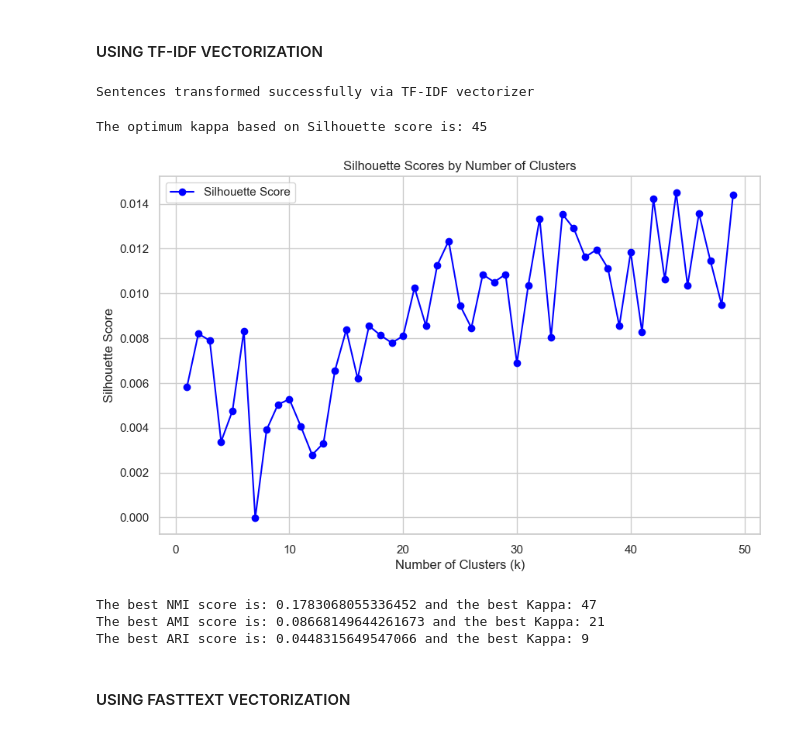
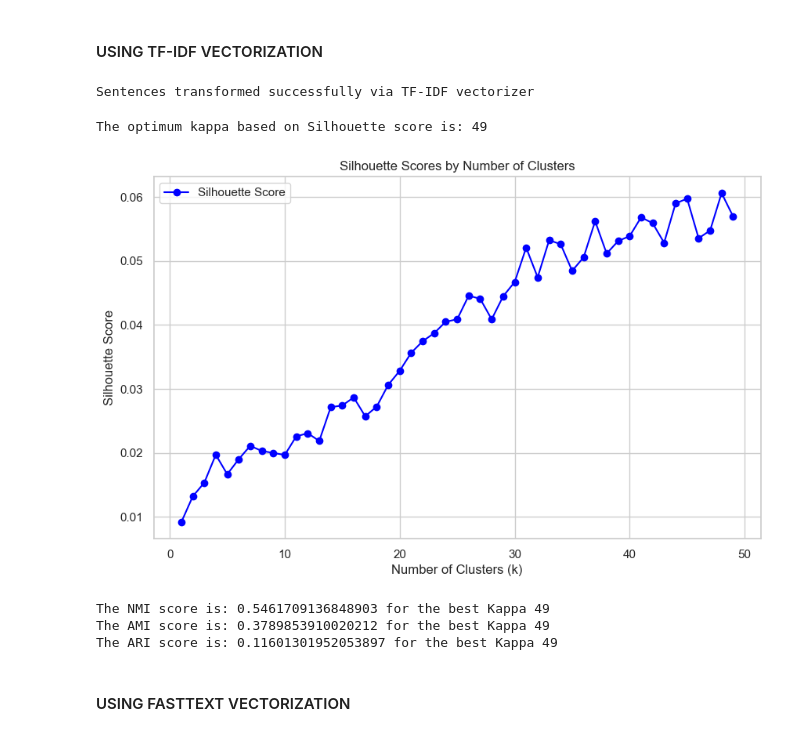
Before and after one commit to Rafimc13/LLM_Research_Topic_Modelling, a Jupyter notebook: Clustering_Techniques.ipynb, the cells around one changed output. Cells and saved outputs as stored; diff of their text form; code cells hidden in the pictures.

Commit message:
feat:add final logic for benchmarking the clustering algorithms

```diff
--- a/Clustering_Techniques.ipynb
+++ b/Clustering_Techniques.ipynb
@@ -22,0 +21,14 @@ The total labels are: ['positive' 'negative']
+# %%
+from utils.plot_words_distribution import plot_distribution_of_words
+# rename some columns
+bbc_df = bbc_df.rename(columns={
+    'Category': 'topic',
+    'Text': 'review'
+})
+
+# define the column name of the text
+text_col = 'review'
+label_col='topic'
+
+# plot the words distribution
+plot_distribution_of_words(bbc_df, text_col)
@@ -25,16 +46,22 @@ The total labels are: ['positive' 'negative']
 # %%
 from sklearn.preprocessing import LabelEncoder
 from utils.load_pretrained_spacy_model import load_pretrained_model
+from sklearn.model_selection import train_test_split
 
-#define the column name of the text
-text_col = 'review'
+x_train_bbc, x_test_bbc, y_train_bbc, y_test_bbc = train_test_split(
+    bbc_df,
+    bbc_df[label_col],
+    test_size=0.1,
+    random_state=42,
+    stratify=bbc_df[label_col],
+)
 
 # load the pretrained spacy model
-df, nlp = load_pretrained_model(df=initial_df, length_of_final_data=100, text_col=text_col)
+x_test_bbc, nlp_pretrained_name = load_pretrained_model(df=x_test_bbc, text_col=text_col)
 
 # Initialize the LabelEncoder
 label_encoder = LabelEncoder()
 # Convert the string labels to integer labels
-labels = label_encoder.fit_transform(df['sentiment'])
+labels_bbc = label_encoder.fit_transform(y_test_bbc)
 # %% [output]
 The language of the dataset is: en
@@ -48,31 +73,29 @@ We are going to implement the original KMeans without using any constraints. For
 #### USING TF-IDF VECTORIZATION
 # %%
 from clustering_algorithms.kmeans import calc_kmeans
-from utils.calc_tf_idf_features import calc_tf_idf_vectors
+from utils.text_to_embeddings import calc_tf_idf_vectors
+
+# define the spacy model
+nlp = spacy.load(nlp_pretrained_name)
 
 # define the corpus
-corpus = initial_df.loc[:1000, text_col].to_list()
+corpus = bbc_df[text_col].to_list()
 
 # calc TF-IDF features
-transformed_data_tfidf = calc_tf_idf_vectors(corpus, df[text_col], nlp)
+transformed_data_tfidf = calc_tf_idf_vectors(corpus, x_test_bbc[text_col], nlp)
 
 max_num_of_clusters = 50
 
 # calculate the optimun kappa with KMeans via Silhouette score and using TF-IDF
 kappa_kmeans_ft, scores_kmeans_ft, statistic_values_nmi, statistic_values_ari, statistic_values_ami = calc_kmeans(
-    transformed_data_tfidf, max_num_of_clusters, true_labels=labels)
-
-# print the scores NMI, AMI, ARI
-print(f'The best NMI score is: {np.max(statistic_values_nmi)} and the best Kappa: {np.argmax(statistic_values_nmi) }')
-print(f'The best AMI score is: {np.max(statistic_values_ami)} and the best Kappa: {np.argmax(statistic_values_ami) }')
-print(f'The best ARI score is: {np.max(statistic_values_ari)} and the best Kappa: {np.argmax(statistic_values_ari) }')
+    transformed_data_tfidf, max_num_of_clusters, true_labels=labels_bbc)
 # %% [output]
 Sentences transformed successfully via TF-IDF vectorizer
-The optimum kappa based on Silhouette score is: 45
+The optimum kappa based on Silhouette score is: 49
-[figure, old version]
+[figure, new version]
-The best NMI score is: 0.1783068055336452 and the best Kappa: 47
-The best AMI score is: 0.08668149644261673 and the best Kappa: 21
-The best ARI score is: 0.0448315649547066 and the best Kappa: 9
+The NMI score is: 0.5461709136848903 for the best Kappa 49
+The AMI score is: 0.3789853910020212 for the best Kappa 49
+The ARI score is: 0.11601301952053897 for the best Kappa 49
 # %% [markdown]
 #### USING FASTTEXT VECTORIZATION
 # %%
```
Also changed, not shown: parts of 38 cells of this notebook, 20 other files.
